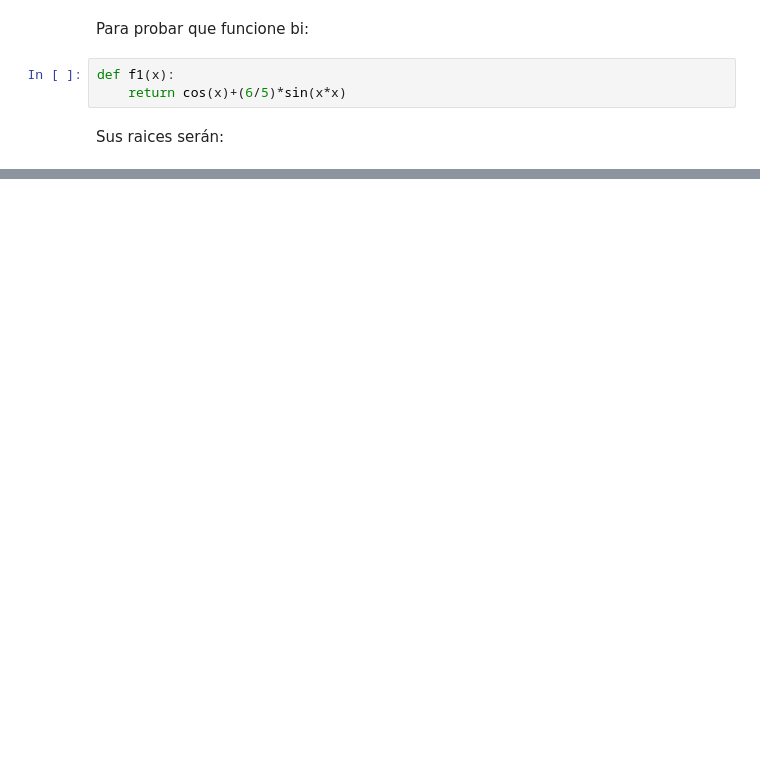
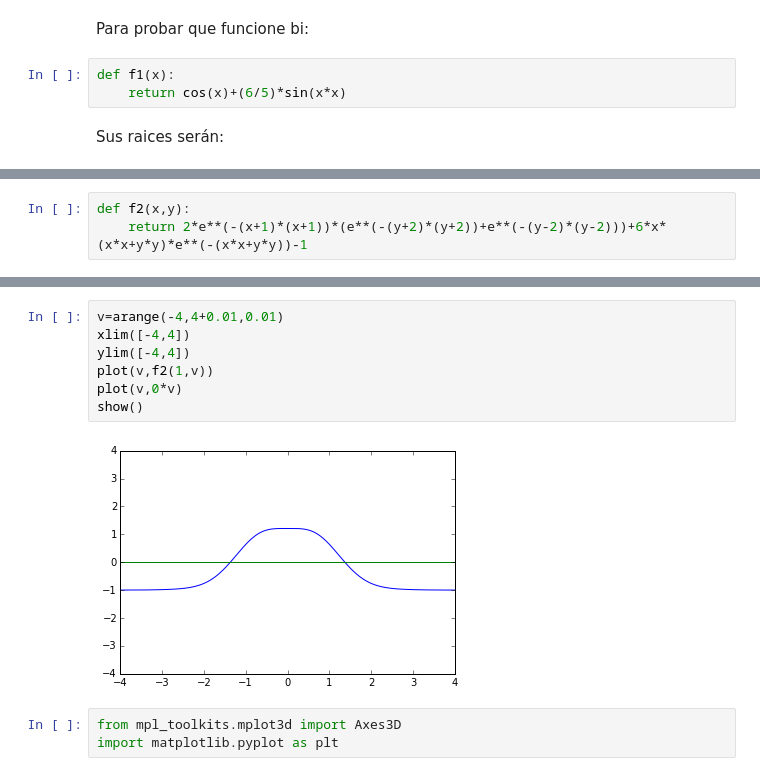
Before and after one commit to Erandii/Tareas, a Jupyter notebook: Tareas/TAREA.2.ipynb, the cells around one changed output, grey strips where cells are left out. Drawn from its saved outputs; the diff is of its cells as text; blank space fills up the shorter version.

```diff
--- a/Tareas/TAREA.2.ipynb
+++ b/Tareas/TAREA.2.ipynb
@@ -135,0 +117,3 @@ def newton2(fun,d_fun,x_i,err=1e-300):
+# %%
+def f2(x,y):
+    return 2*e**(-(x+1)*(x+1))*(e**(-(y+2)*(y+2))+e**(-(y-2)*(y-2)))+6*x*(x*x+y*y)*e**(-(x*x+y*y))-1
@@ -135,0 +131,12 @@ def newton2(fun,d_fun,x_i,err=1e-300):
+# %%
+v=arange(-4,4+0.01,0.01)
+xlim([-4,4])
+ylim([-4,4])
+plot(v,f2(1,v))
+plot(v,0*v)
+show()
+# %% [output]
+[figure, added]
+# %%
+from mpl_toolkits.mplot3d import Axes3D
+import matplotlib.pyplot as plt
```
Also changed, not shown: parts of 26 cells of this notebook, 3 other files.
